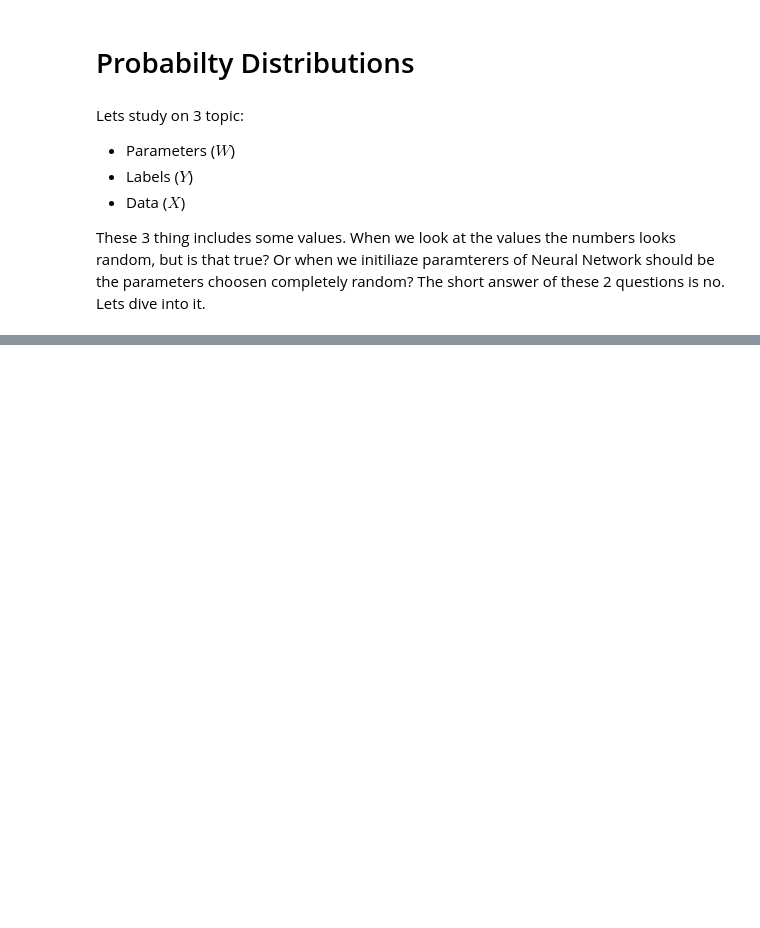
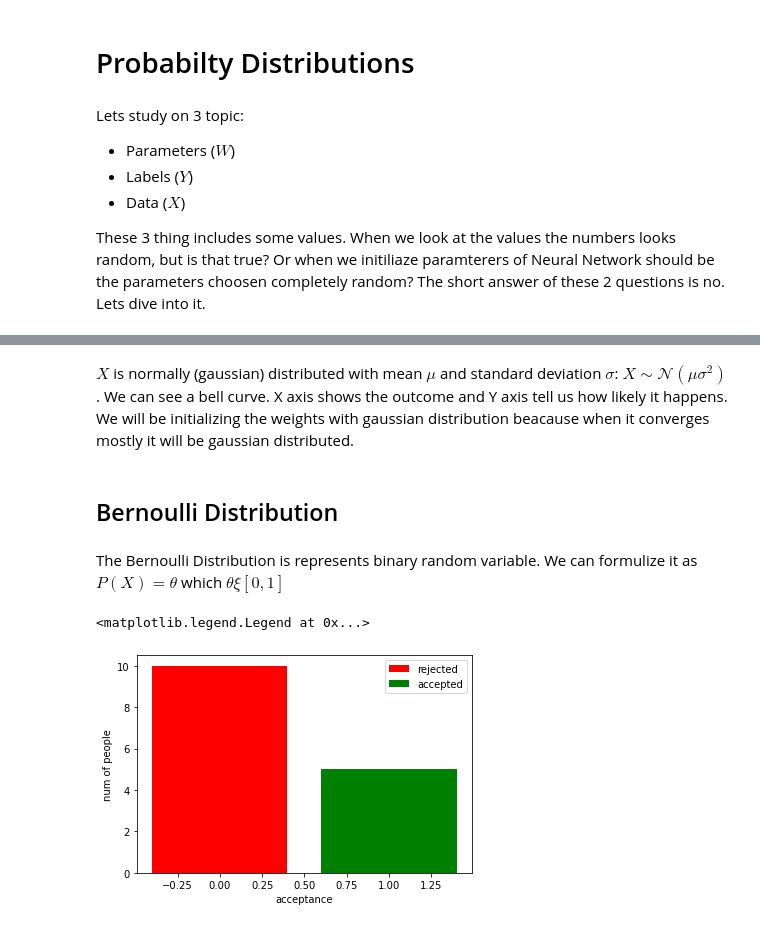
Before and after one commit to Oguzhanercan/Deep-Learning-Lecture-2021-2022-First-Term, a Jupyter notebook: lecture-materials/week0.ipynb, the cells around one changed output, grey strips where cells are left out. Saved outputs shown, nothing was run; the diff lists cells and outputs as text; code cells hidden in the pictures; blank space fills up the shorter version.

```diff
--- a/lecture-materials/week0.ipynb
+++ b/lecture-materials/week0.ipynb
@@ -34,0 +56,15 @@ These 3 thing includes some values. When we look at the values the numbers looks
+# %% [markdown]
+$X$ is normally (gaussian) distributed with mean $\mu$ and standard deviation $\sigma$: $X \sim \mathcal{N}(\mu\sigma^{2})$. We can see a bell curve. X axis shows the outcome and Y axis tell us how likely it happens. We will be initializing the weights with gaussian distribution beacause when it converges mostly it will be gaussian distributed.
+# %% [markdown]
+## Bernoulli Distribution
+# %% [markdown]
+The Bernoulli Distribution is represents binary random variable. We can formulize it as $P(X) = \theta$ which $\theta \xi [0,1]$
+# %%
+plt.bar(0,10,color = "red",label = "rejected")
+plt.bar(1,5,color = "green",label = "accepted")
+plt.xlabel("acceptance")
+plt.ylabel("num of people")
+plt.legend()
+# %% [output]
+<matplotlib.legend.Legend at 0x...>
+[figure, added]
```
Also changed, not shown: parts of 23 cells of this notebook.
